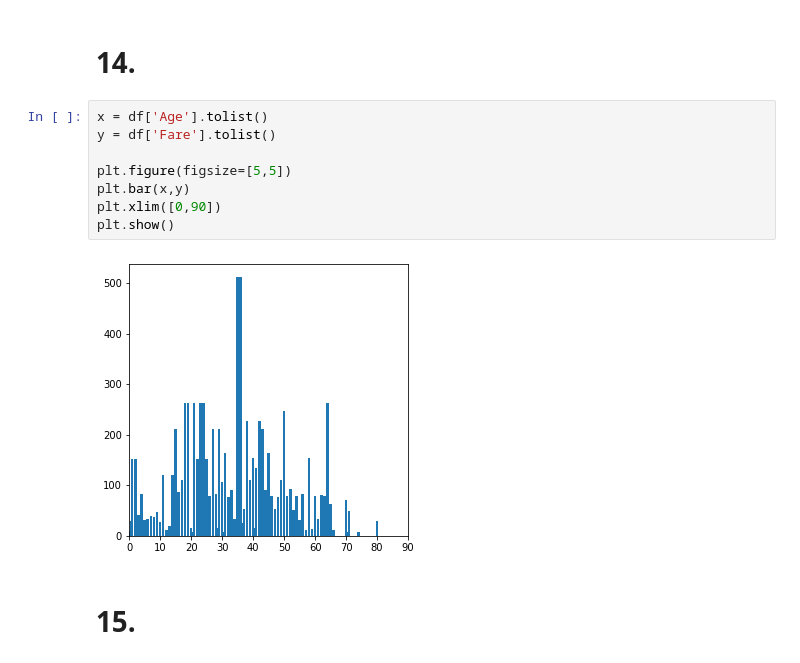
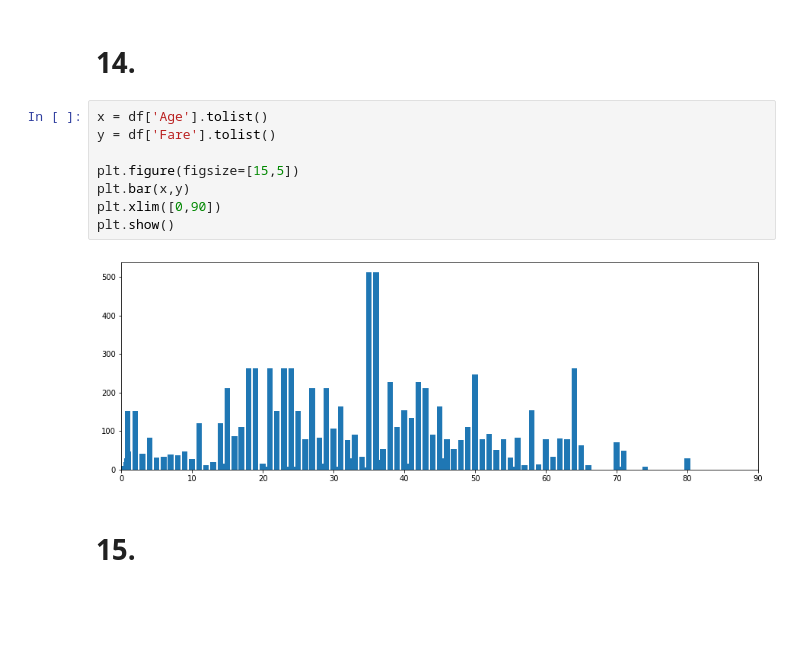
Before and after one commit to 22p25i0005/DataCamp3, a Jupyter notebook: Matplotlib/quiz.ipynb, the cells around one changed output. Saved outputs shown, nothing was run; the diff lists cells and outputs as text; blank space fills up the shorter version.

```diff
--- a/Matplotlib/quiz.ipynb
+++ b/Matplotlib/quiz.ipynb
@@ -247,13 +247,13 @@ Pclass
 # %%
 x = df['Age'].tolist()
 y = df['Fare'].tolist()
 
-plt.figure(figsize=[5,5])
+plt.figure(figsize=[15,5])
 plt.bar(x,y)
 plt.xlim([0,90])
 plt.show()
 # %% [output]
-[figure, old version]
+[figure, new version]
 # %% [markdown]
 # 15.
 # %%
```
Also changed, not shown: parts of 1 cell of this notebook.
